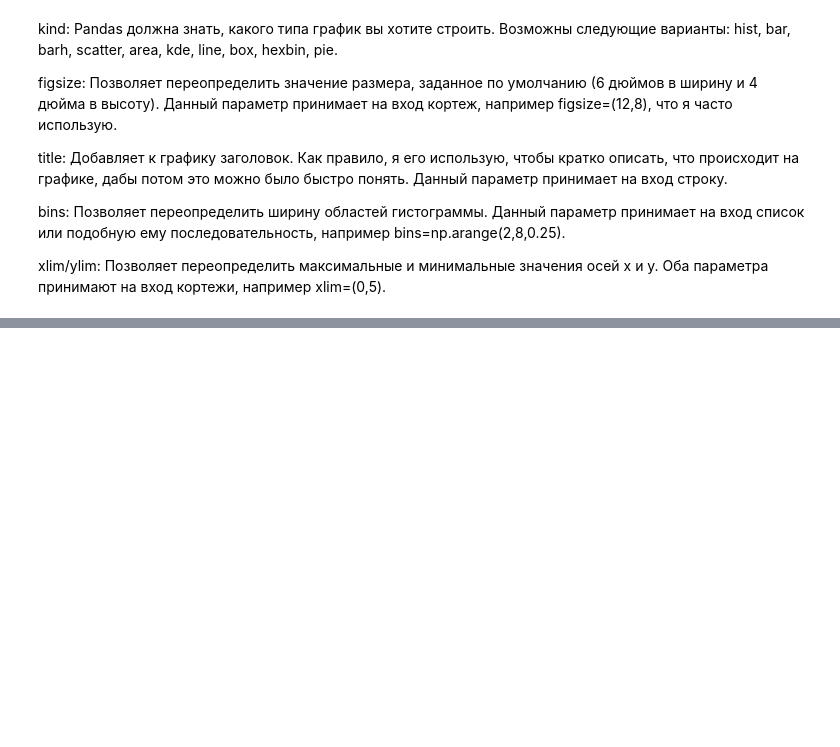
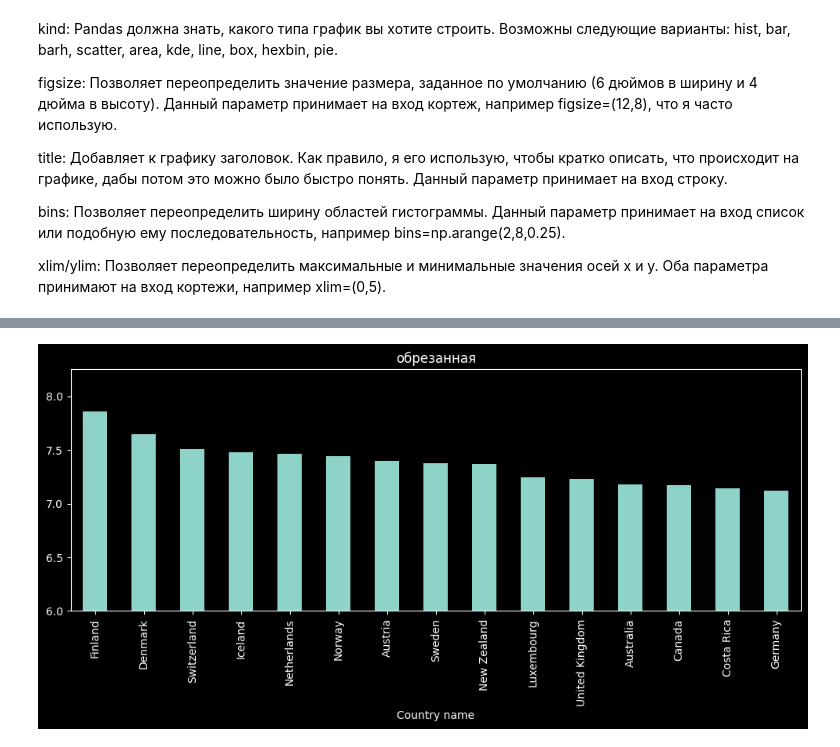
Before and after one commit to Vitalyastiy/cheat-python, a Jupyter notebook: viz/Пандас-графики.ipynb, the cells around one changed output, grey strips where cells are left out. Drawn from its saved outputs; the diff is of its cells as text; code cells hidden in the pictures; blank space fills up the shorter version.

```diff
--- a/viz/Пандас-графики.ipynb
+++ b/viz/Пандас-графики.ipynb
@@ -37,0 +66,9 @@ xlim/ylim: Позволяет переопределить максимальн
+# %%
+df = data[data['Year'] == 2018].set_index('Country name')['Life Ladder'].nlargest(15)
+
+ax = df.plot(kind='bar', figsize=(12,4))
+ax.set_ylim(6, ax.get_ylim()[1])
+ax.set_title('обрезанная')
+plt.show()
+# %% [output]
+[figure, added]
```
Also changed, not shown: parts of 18 cells of this notebook.
